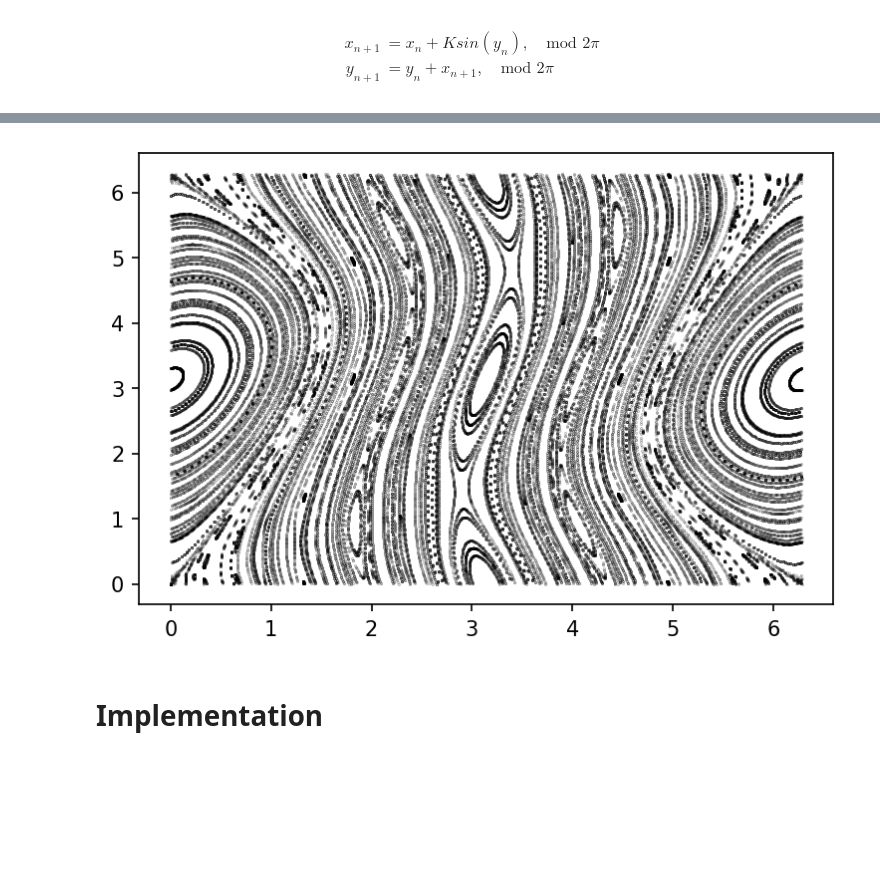
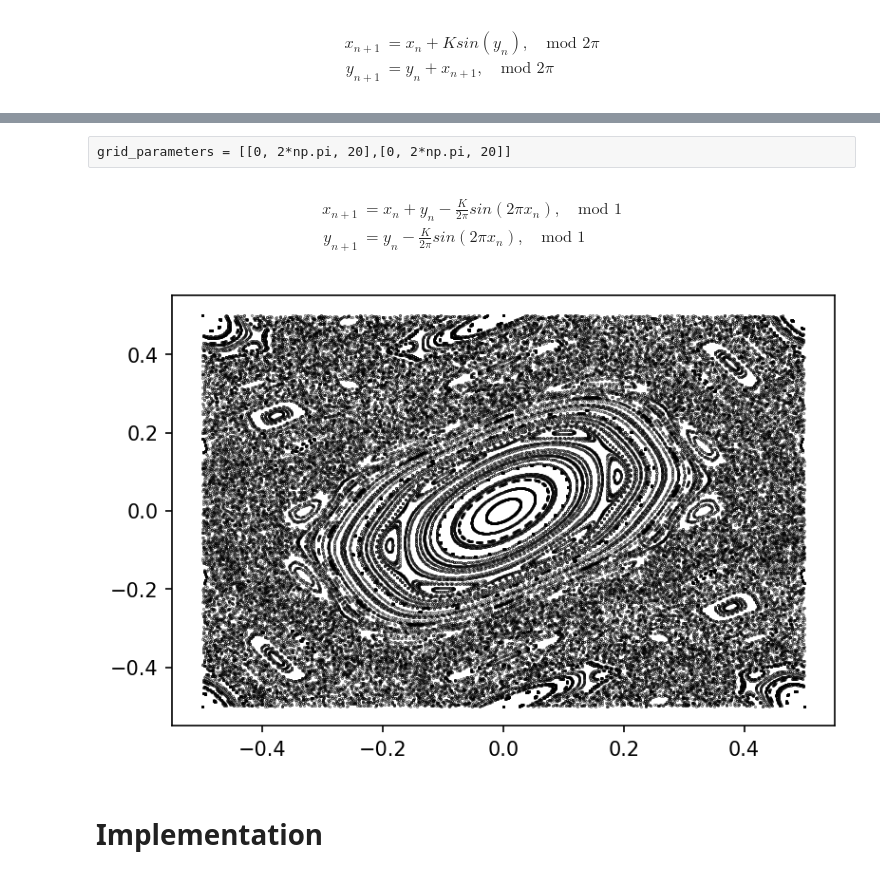
Before and after one commit to champsproject/ldds, a Jupyter notebook: Discrete_Lagrangian_Descriptors_NOTES.ipynb, the cells around one changed output, grey strips where cells are left out. Drawn from its saved outputs; the diff is of its cells as text; code cells hidden in the pictures; blank space fills up the shorter version.

```diff
--- a/Discrete_Lagrangian_Descriptors_NOTES.ipynb
+++ b/Discrete_Lagrangian_Descriptors_NOTES.ipynb
@@ -33,5 +66,12 @@ y_{n+1} &= y_n + x_{n+1} ,\quad \text{mod } 2\pi
+# %% [raw]
+grid_parameters = [[0, 2*np.pi, 20],[0, 2*np.pi, 20]]
+# %% [markdown]
+\begin{align*}
+x_{n+1} &= x_n + y_n - \frac{K}{2\pi} sin(2\pi x_n ) ,\quad \text{mod } 1 \\
+y_{n+1} &= y_n - \frac{K}{2\pi} sin(2\pi x_n ) ,\quad \text{mod } 1
+\end{align*}
 # %%
-def StandardMap(u_initial, PARAMETERS=[0.5]):
+def StandardMap(u_initial, PARAMETERS=[0.3]):
     """
     Returns 1D Hamilton-Centre vector field at time t, for an array of points in phase space.
     Number of model parameters: 1 . PARAMETERS = [omega]
@@ -55,16 +95,15 @@ def StandardMap(u_initial, PARAMETERS=[0.5]):
     K, = PARAMETERS
 
     # Map components
-    x_next = x_initial + K*np.sin(y_initial)
-    y_next = y_initial + x_next
+    x_next = x_initial + y_initial - (K/(2*np.pi))*np.sin(2*np.pi*x_initial)
+    y_next = y_initial - (K/(2*np.pi))*np.sin(2*np.pi*x_initial)
 
     # Map next iteration
     u_next = np.array([ x_next, y_next]).T
-    u_next = np.mod(u_next, 2*np.pi)
 
     return u_next
 # %%
-grid_parameters = [[0, 2*np.pi, 20],[0, 2*np.pi, 20]]
+grid_parameters = [[-0.5, 0.5, 20],[-0.5, 0.5, 20]]
 # %%
 points_original, mask = base.generate_points(grid_parameters)
 points_original = points_original.reshape(-1,3)
@@ -75,22 +114,24 @@ f = StandardMap
 # %%
 import matplotlib.pyplot as plt
 
 fig = plt.figure(dpi=150)
 
 for k in range(len(points_original)):
     points_initial = points_original[k]
     trajectory = []
     for i in range(N_iterations):
-        points_next = f(points_initial, PARAMETERS=[0.5])
+        points_next = f(points_initial, PARAMETERS=[1.2])
+        points_next = points_next - np.floor(points_next + 1/2)
+
         trajectory.append(points_next)
 
         points_initial = points_next
 
-    plt.scatter(*np.array(trajectory).T,c='k',s=0.05,alpha=0.5)
+    plt.scatter(*np.array(trajectory).T,c='k',s=0.05)
 
 plt.show()
 # %% [output]
-[figure, old version]
+[figure, new version]
 # %% [markdown]
 # Implementation
 # %%
```
Also changed, not shown: parts of 12 cells of this notebook.
